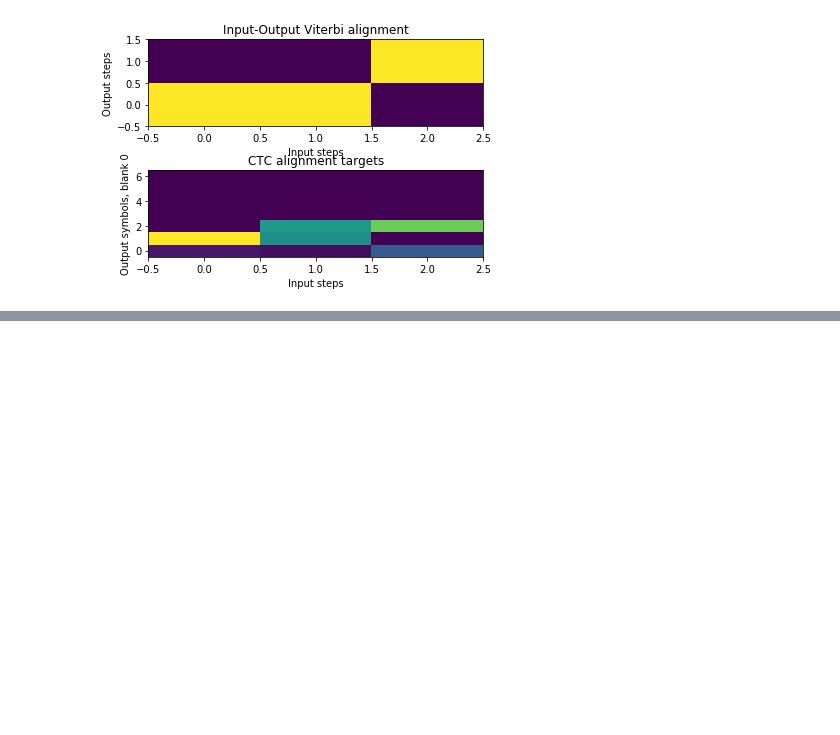
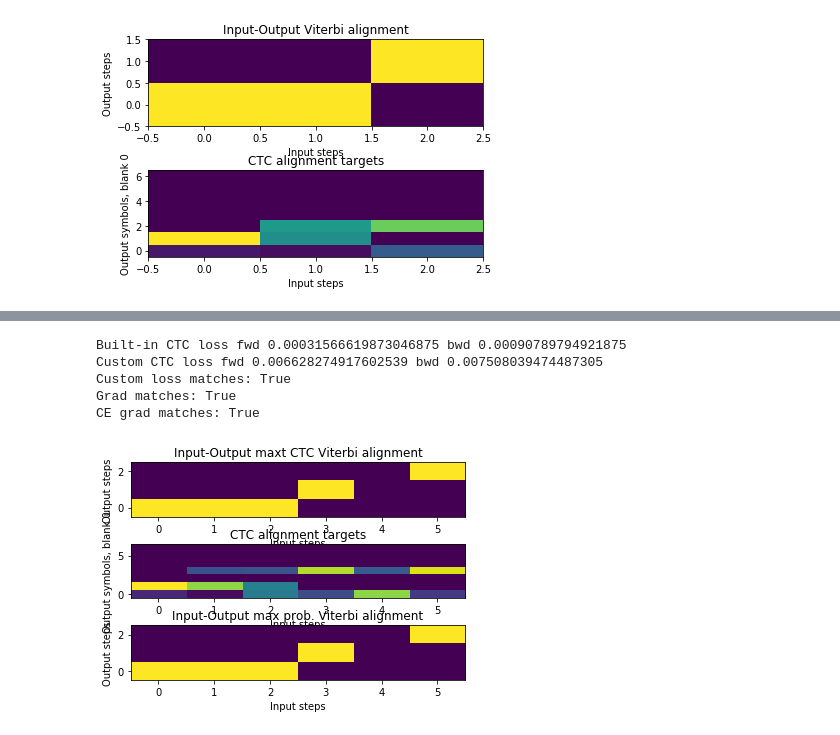
Before and after one commit to qoo/ctc, a Jupyter notebook: Step-into-code.ipynb, the cells around one changed output, grey strips where cells are left out. Cells and saved outputs as stored; diff of their text form; code cells hidden in the pictures; blank space fills up the shorter version.

```diff
--- a/Step-into-code.ipynb
+++ b/Step-into-code.ipynb
@@ -827,0 +1185,13 @@ path tensor([[3],
+# %%
+# test 1-acc
+
+probs_seq1 = abc1
+path = numpy.array([1,3,3])
+find_path(probs_seq1, path)
+# %% [output]
+Built-in CTC loss fwd 0.00031566619873046875 bwd 0.00090789794921875
+Custom CTC loss fwd 0.006628274917602539 bwd 0.007508039474487305
+Custom loss matches: True
+Grad matches: True
+CE grad matches: True
+[figure, added]
```
Also changed, not shown: parts of 7 cells of this notebook, 2 other files.
